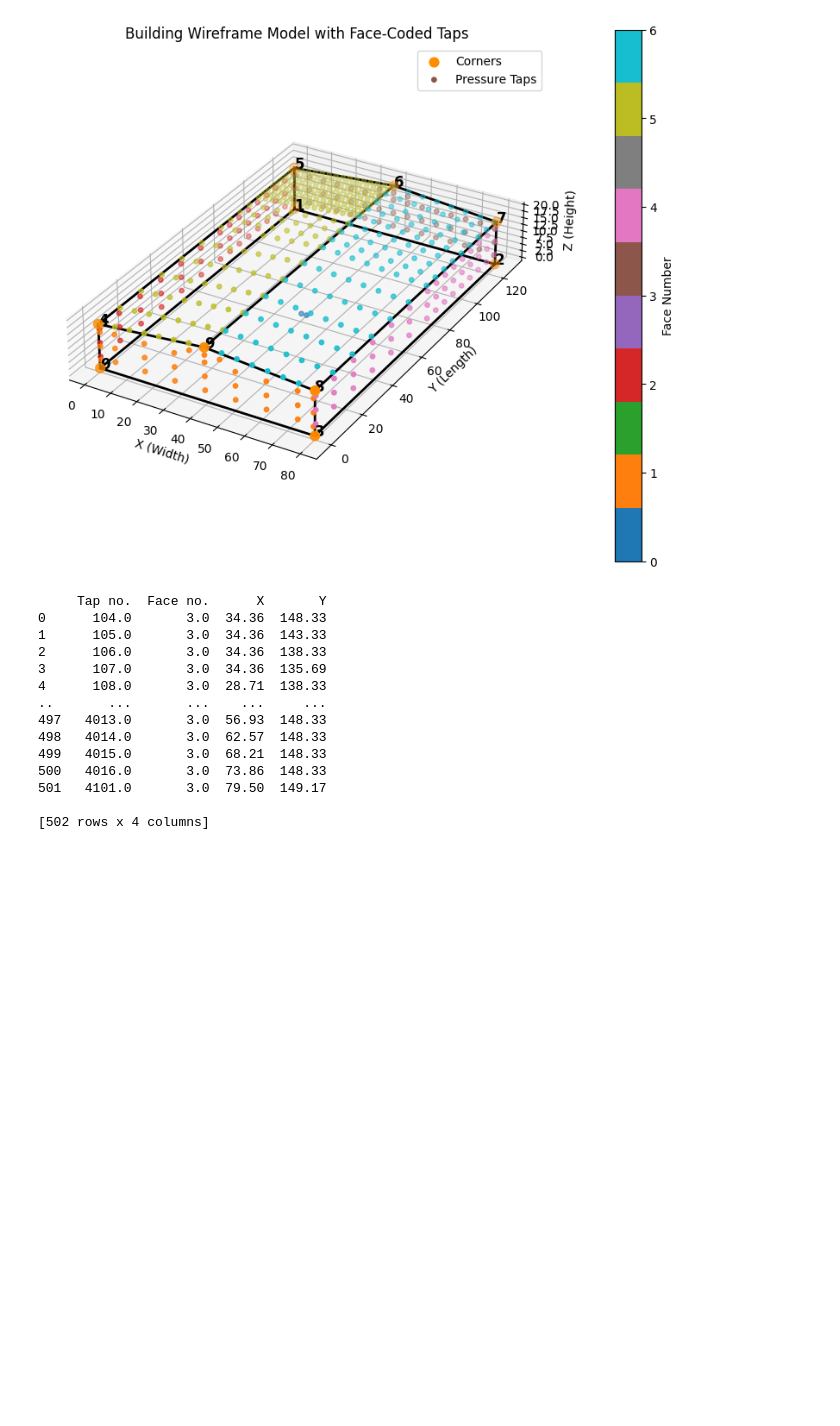
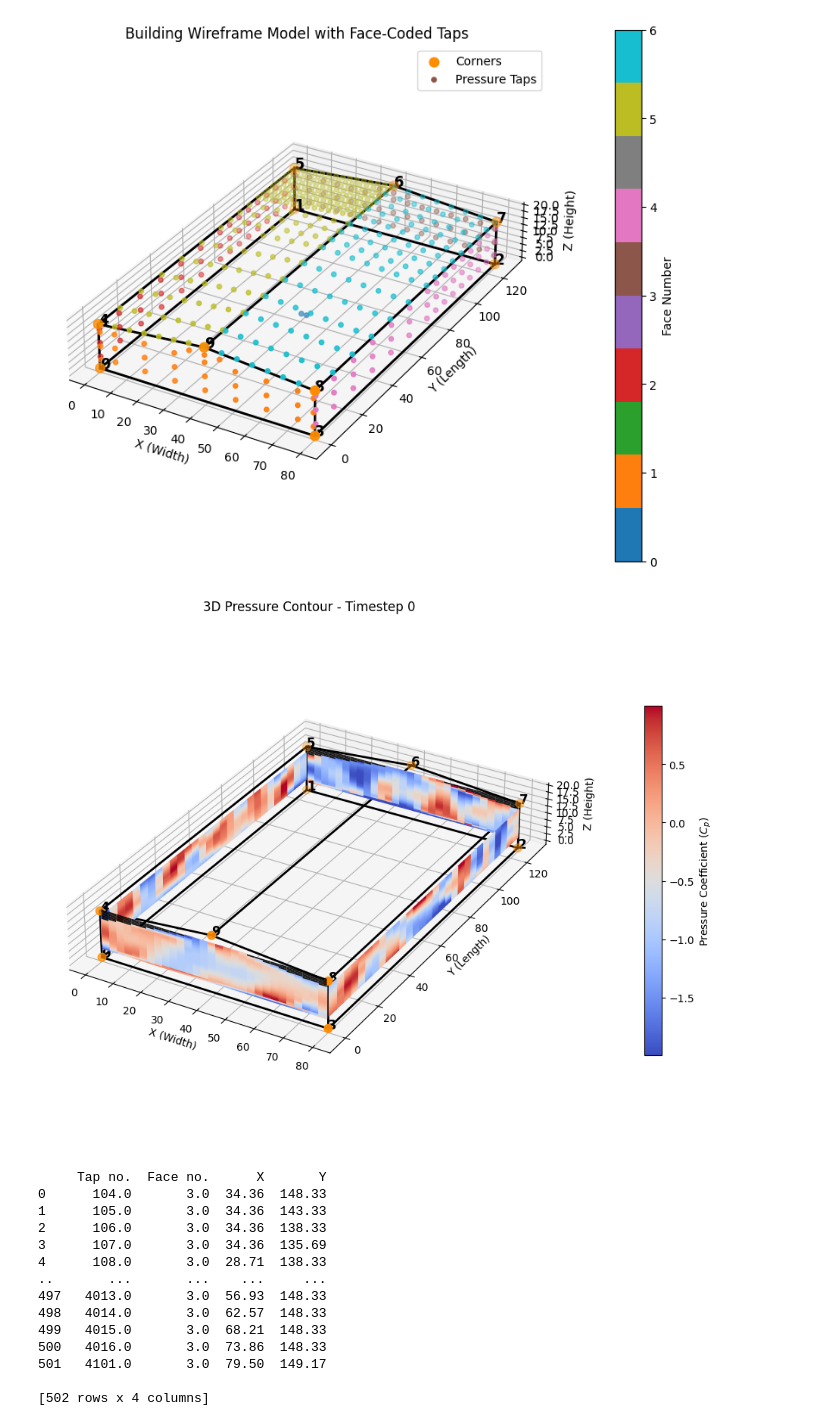
Before and after one commit to sam2mengis2/NIST-TPU-Database-Interface, a Jupyter notebook: ReadfirstHED.ipynb, the cells around one changed output. Drawn from its saved outputs; the diff is of its cells as text; code cells hidden in the pictures; blank space fills up the shorter version.

Commit message:
new 3d and 2d maps superimposed onto the frame that will be fixed (proof of concept)

```diff
--- a/ReadfirstHED.ipynb
+++ b/ReadfirstHED.ipynb
@@ -165,6 +169,91 @@ ax.legend()
 plt.show()
 # %% [output]
 [figure]
+# %%
+# --- CONFIGURATION ---
+current_timestep = 0  # The row index from your .asc file
+grid_res = 30j        # Resolution of the contour (30x30 per face)
+
+# Pull the pressure row (Ensure df_asc is loaded)
+# p_values = df_asc.iloc[current_timestep].values
+# For testing if df_asc isn't handy:
+p_values = np.random.uniform(-2, 1, size=len(tap_df))
+
+fig = plt.figure(figsize=(12, 10))
+ax = fig.add_subplot(111, projection='3d')
+
+# 1. DRAW WIREFRAME (Corners & Frames)
+ax.scatter(corners_df['X'], corners_df['Y'], corners_df['Z'],
+           color='darkorange', s=60, label='Corners', zorder=5)
+
+for _, line in frames_0_df.iterrows():
+    start_node = corners_df.iloc[int(line['Start_0'])]
+    end_node = corners_df.iloc[int(line['End_0'])]
+    ax.plot([start_node['X'], end_node['X']],
+            [start_node['Y'], end_node['Y']],
+            [start_node['Z'], end_node['Z']], color='black', linewidth=2)
+
+for i, row in corners_df.iterrows():
+    ax.text(row['X'], row['Y'], row['Z'], str(i), fontsize=12, fontweight='bold')
+
+# 2. GENERATE CONTOUR SURFACES (Face by Face)
+p_min, p_max = p_values.min(), p_values.max()
+
+for face in tap_df['Face_No'].unique():
+    face_mask = tap_df['Face_No'] == face
+    f_taps = tap_df[face_mask]
+
+    if len(f_taps) < 3: # Need at least 3 points for interpolation
+        continue
+
+    f_pressures = p_values[face_mask]
+
+    # Logic to determine plane and interpolate
+    if f_taps['Z'].nunique() == 1: # XY Plane (Roof/Floor)
+        xi, yi = np.mgrid[f_taps['X'].min():f_taps['X'].max():grid_res,
+                          f_taps['Y'].min():f_taps['Y'].max():grid_res]
+        pi = griddata((f_taps['X'], f_taps['Y']), f_pressures, (xi, yi), method='cubic')
+
+        z_val = f_taps['Z'].iloc[0]
+        norm_p = (pi - p_min) / (p_max - p_min + 1e-9)
+        ax.plot_surface(xi, yi, np.full_like(xi, z_val), facecolors=plt.cm.coolwarm(norm_p),
+                        shade=False, rstride=1, cstride=1, antialiased=True, alpha=0.9)
+
+    elif f_taps['X'].nunique() == 1: # YZ Plane (Side Walls)
+        yi, zi = np.mgrid[f_taps['Y'].min():f_taps['Y'].max():grid_res,
+                          f_taps['Z'].min():f_taps['Z'].max():grid_res]
+        pi = griddata((f_taps['Y'], f_taps['Z']), f_pressures, (yi, zi), method='cubic')
+
+        x_val = f_taps['X'].iloc[0]
+        norm_p = (pi - p_min) / (p_max - p_min + 1e-9)
+        ax.plot_surface(np.full_like(yi, x_val), yi, zi, facecolors=plt.cm.coolwarm(norm_p),
+                        shade=False, rstride=1, cstride=1, antialiased=True, alpha=0.9)
+
+    elif f_taps['Y'].nunique() == 1: # XZ Plane (Front/Back Walls)
+        xi, zi = np.mgrid[f_taps['X'].min():f_taps['X'].max():grid_res,
+                          f_taps['Z'].min():f_taps['Z'].max():grid_res]
+        pi = griddata((f_taps['X'], f_taps['Z']), f_pressures, (xi, zi), method='cubic')
+
+        y_val = f_taps['Y'].iloc[0]
+        norm_p = (pi - p_min) / (p_max - p_min + 1e-9)
+        ax.plot_surface(xi, np.full_like(xi, y_val), zi, facecolors=plt.cm.coolwarm(norm_p),
+                        shade=False, rstride=1, cstride=1, antialiased=True, alpha=0.9)
+
+# 3. FORMATTING
+mappable = plt.cm.ScalarMappable(cmap=plt.cm.coolwarm)
+mappable.set_array(p_values)
+cbar = plt.colorbar(mappable, ax=ax, pad=0.1, shrink=0.6)
+cbar.set_label('Pressure Coefficient ($C_p$)')
+
+ax.set_xlabel('X (Width)')
+ax.set_ylabel('Y (Length)')
+ax.set_zlabel('Z (Height)')
+ax.set_box_aspect([80, 125, 20])
+plt.title(f'3D Pressure Contour - Timestep {current_timestep}')
+
+plt.show()
+# %% [output]
+[figure, added]
 # %%
 #Now We will do the flat coordinates and see what that gives as a test :D
 
```
Also changed, not shown: parts of 5 cells of this notebook.
